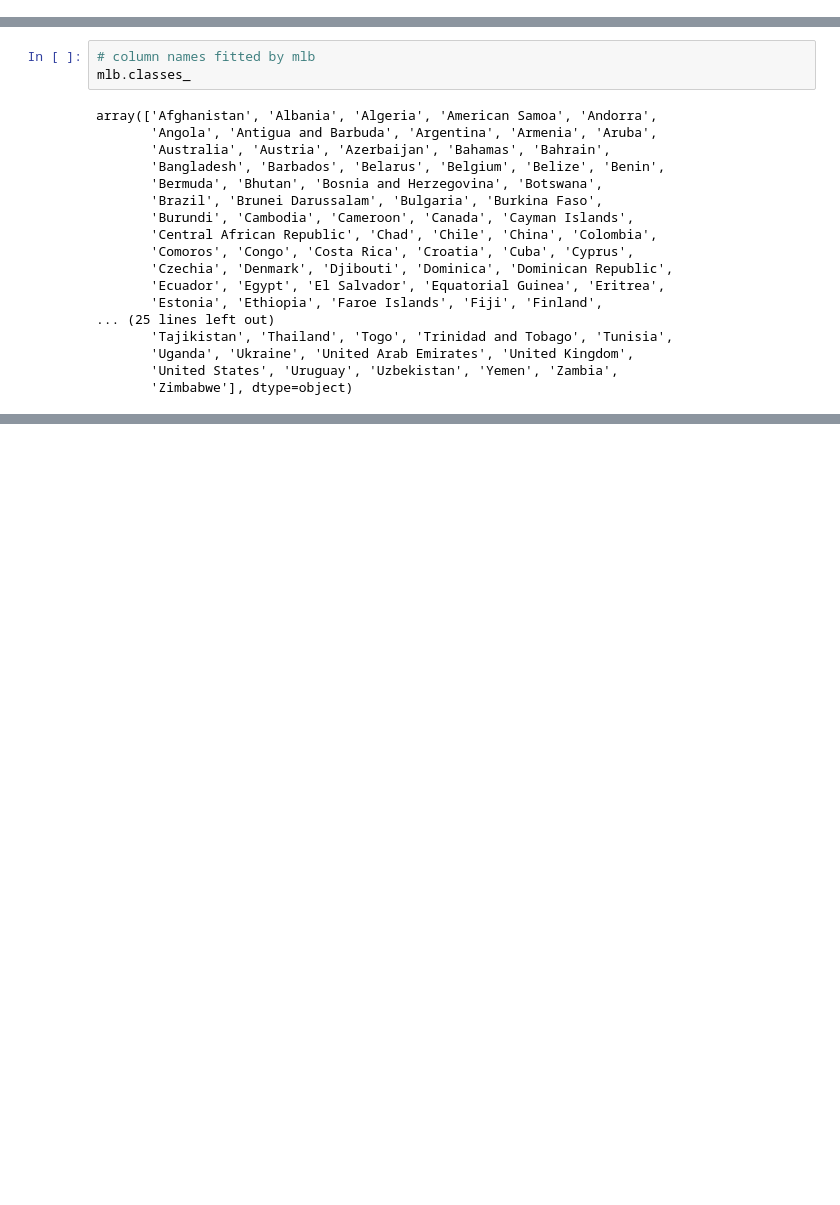
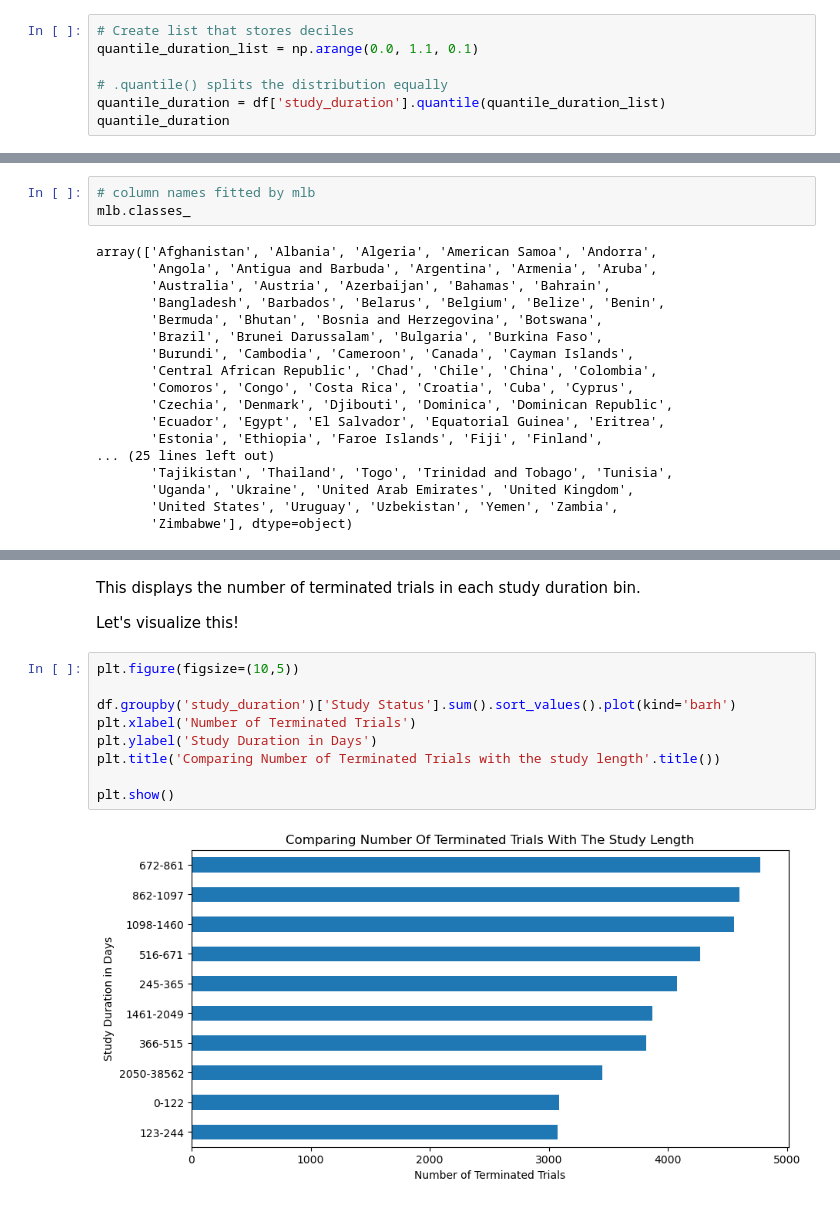
Before and after one commit to clem21chan/Clinical_Trials_Capstone, a Jupyter notebook: Notebooks/2_Preprocessing&EDA.ipynb, the cells around one changed output, grey strips where cells are left out. Cells and saved outputs as stored; diff of their text form; blank space fills up the shorter version.

```diff
--- a/Notebooks/2_Preprocessing&EDA.ipynb
+++ b/Notebooks/2_Preprocessing&EDA.ipynb
@@ -805,0 +1009,7 @@ From the first notebook, we found out that the `Locations` column had multiple l
+# %%
+# Create list that stores deciles
+quantile_duration_list = np.arange(0.0, 1.1, 0.1)
+
+# .quantile() splits the distribution equally
+quantile_duration = df['study_duration'].quantile(quantile_duration_list)
+quantile_duration
@@ -986,0 +1400,15 @@ memory usage: 45.7+ MB
+# %% [markdown]
+This displays the number of terminated trials in each study duration bin.
+
+Let's visualize this!
+# %%
+plt.figure(figsize=(10,5))
+
+df.groupby('study_duration')['Study Status'].sum().sort_values().plot(kind='barh')
+plt.xlabel('Number of Terminated Trials')
+plt.ylabel('Study Duration in Days')
+plt.title('Comparing Number of Terminated Trials with the study length'.title())
+
+plt.show()
+# %% [output]
+[figure, added]
```
Also changed, not shown: parts of 88 cells of this notebook, 2 other files.
